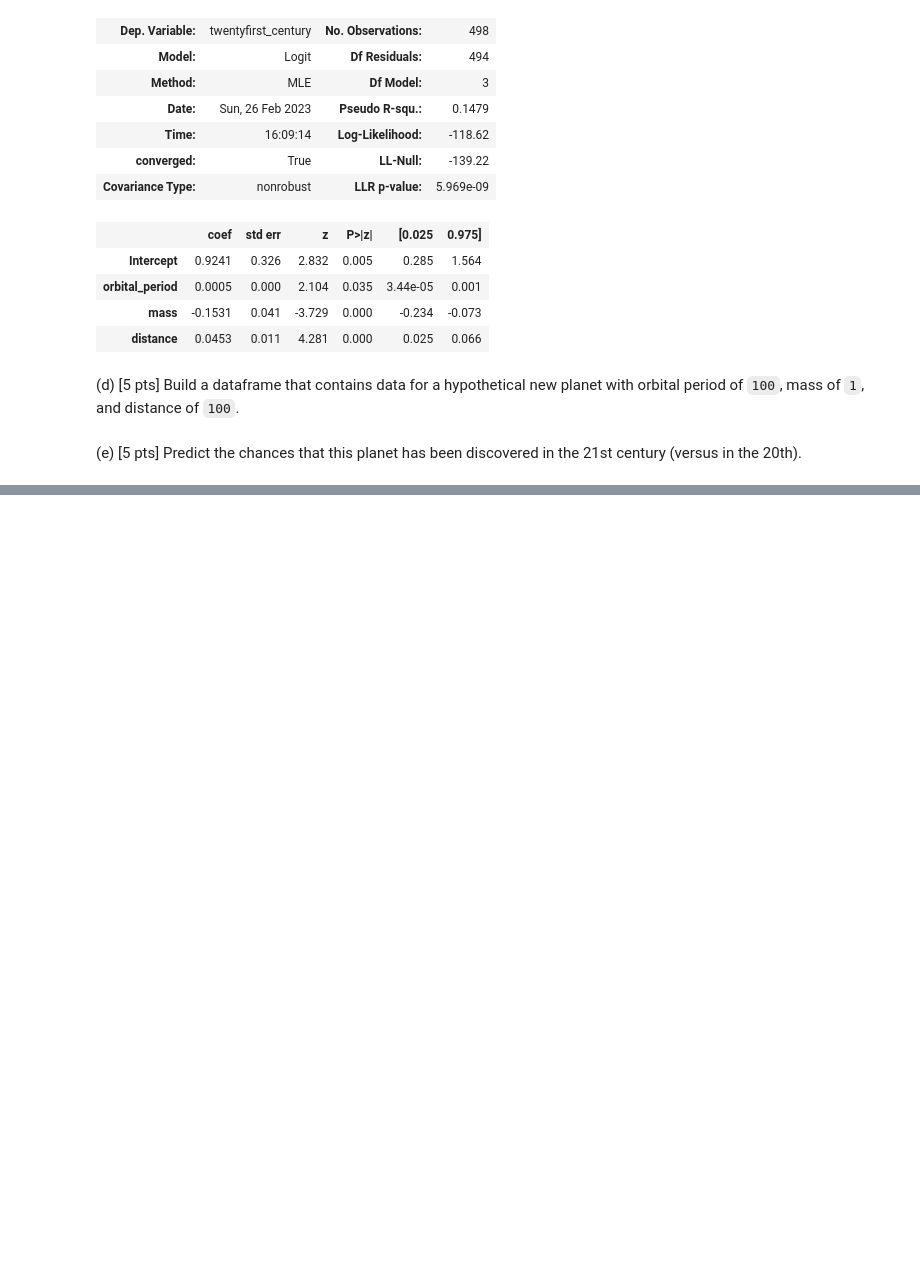
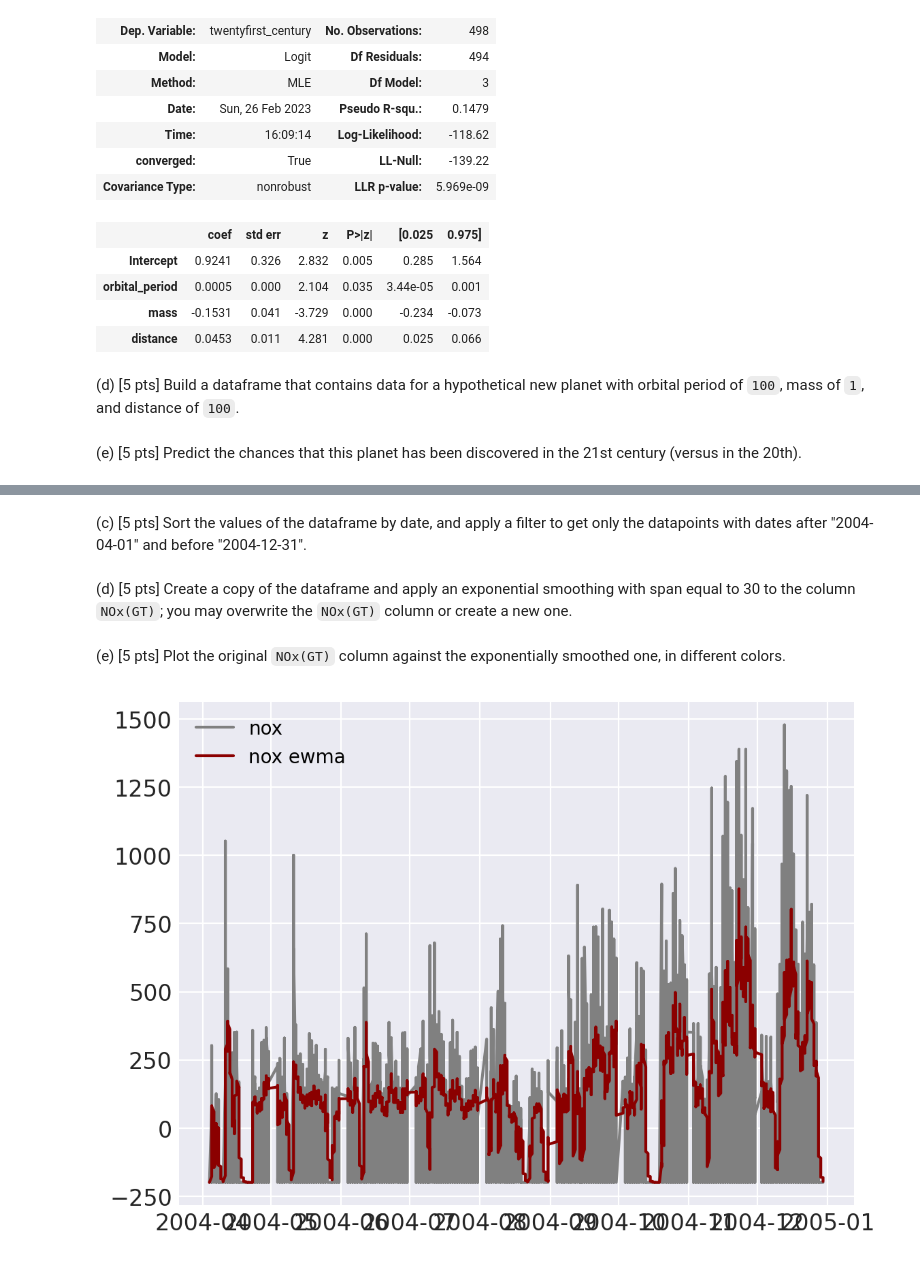
Before and after one commit to Okramus/Sample_midterm_EMS, a Jupyter notebook: main.ipynb, the cells around one changed output, grey strips where cells are left out. Cells and saved outputs as stored; diff of their text form; code cells hidden in the pictures; blank space fills up the shorter version.

```diff
--- a/main.ipynb
+++ b/main.ipynb
@@ -208,0 +200,2 @@ y = results.predict(new_planet)
+# %%
+air = pd.read_csv(".lesson/assets/AirQualityUCI.csv", sep=";")
@@ -208,0 +205,23 @@ y = results.predict(new_planet)
+# %%
+air["Date"] = pd.to_datetime(air["Date"])
+# %% [markdown]
+
+(c) [5 pts] Sort the values of the dataframe by date, and apply a filter to get only the datapoints with dates after "2004-04-01" and before "2004-12-31".
+# %%
+air = air.sort_values("Date").query('Date > "2004-04-01"').query('Date < "2004-12-31"')
+# %% [markdown]
+
+(d) [5 pts] Create a copy of the dataframe and apply an exponential smoothing with span equal to 30 to the column `NOx(GT)`; you may overwrite the `NOx(GT)` column or create a new one.
+# %%
+smooth_air = air.copy()
+smooth_air["NOx(GT)"] = air["NOx(GT)"].ewm(span=30).mean()
+# %% [markdown]
+
+(e) [5 pts] Plot the original `NOx(GT)` column against the exponentially smoothed one, in different colors.
+# %%
+plt.plot(air["Date"], air["NOx(GT)"], label="nox", color="gray")
+plt.plot(smooth_air["Date"], smooth_air["NOx(GT)"], label="nox ewma", color="darkred")
+plt.legend()
+plt.savefig("plots/ewma.png")
+# %% [output]
+[figure, added]
```
Also changed, not shown: parts of 8 cells of this notebook, 1 other file.
